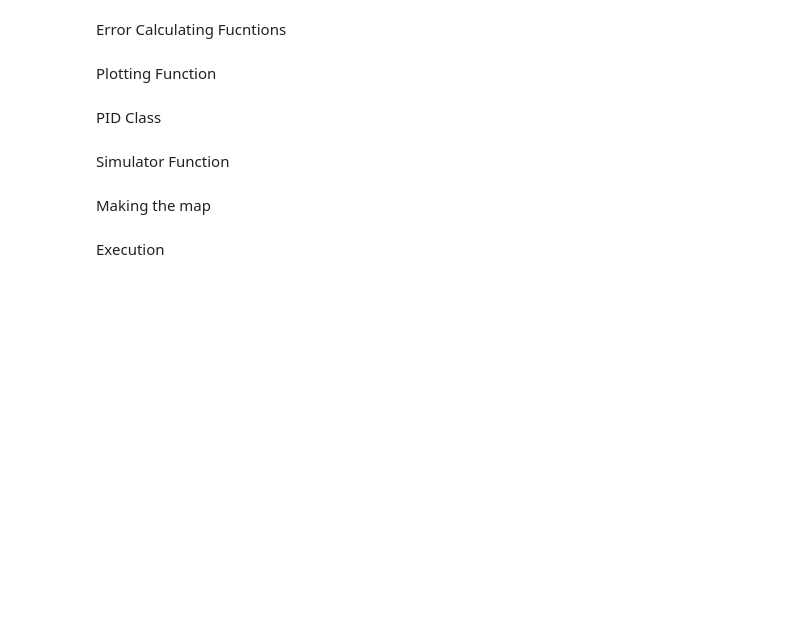
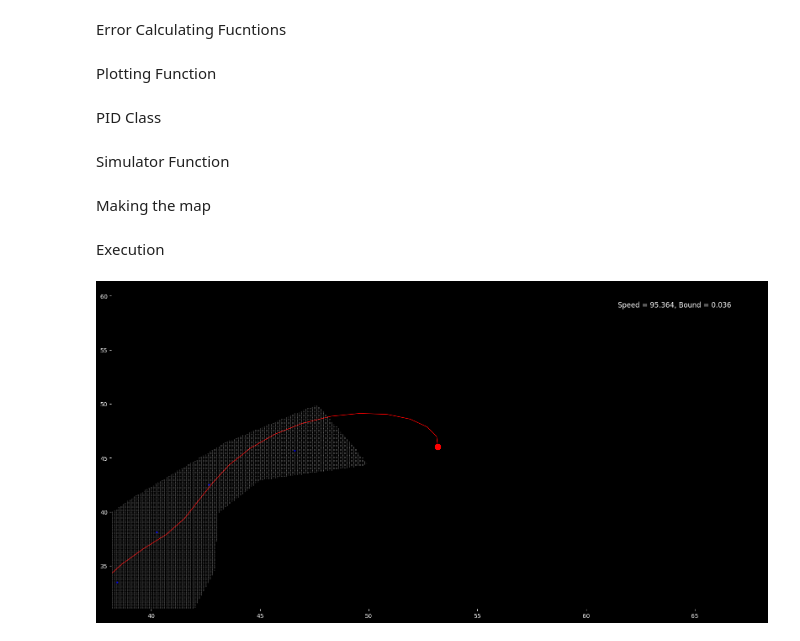
Before and after one commit to Blaze-Leo/Point-Drivator, a Jupyter notebook: pid_control/v4.ipynb, the cells around one changed output. Drawn from its saved outputs; the diff is of its cells as text; code cells hidden in the pictures; blank space fills up the shorter version.

```diff
--- a/pid_control/v4.ipynb
+++ b/pid_control/v4.ipynb
@@ -667,17 +676,25 @@ def create_map(generate=False):
         map_matrix.set_constraints_list(constraints)
     # print(constraints)
 
-    for i in tqdm(range(size[0])):
-        for j in range(size[1]):
+    ##################################
 
-            if generate:
-                if matrix[i][j]==0:
-                    map_matrix.set_value(i,j,0)
-                else:
-                    map_matrix.set_value(i,j,1)
+    map_matrix.map_matrix = matrix
 
-            else:
-                map_matrix.set_value(i,j,matrix[i][j])
+    ##################################
+
+    # for i in tqdm(range(size[0])):
+    #     for j in range(size[1]):
+
+    #         if generate:
+    #             if matrix[i][j]==0:
+    #                 map_matrix.set_value(i,j,0)
+    #             else:
+    #                 map_matrix.set_value(i,j,1)
+
+    #         else:
+    #             map_matrix.set_value(i,j,matrix[i][j])
+
+    ##################################
 
     return origin
 
@@ -735,27 +752,29 @@ Execution
 # %%
 start_point = create_map(generate=False)
 # start_point=(10,0)
 
 accuracy_dist = 0.1
 
 target_speed = 10
 
-vel = 10
+vel = 300
 
 # start_point = rotate_map(np.deg2rad(90),min_dist=accuracy_dist)
 
 simulate_particle(max_speed=vel,
                 speed_up_ratio=target_speed/vel,
-                delta_time=0.001,
+                delta_time=0.01,
                 t_accident=0,
                 start_point=start_point,
                 start_angle=45,
                 min_dist=accuracy_dist,
-                fps=20,
+                fps=25,
                 y_axis=True,
                 show_gif=True,
-                x_bound=40,
-                y_bound=20,
-                stab_dist=0.5,
-                max_trail=200,
+                x_bound=15,
+                y_bound=15,
+                stab_dist=1,
+                max_trail=100,
                 boundary=4)
+# %% [output]
+[figure, added]
```
Also changed, not shown: parts of 4 cells of this notebook, 7 other files.
